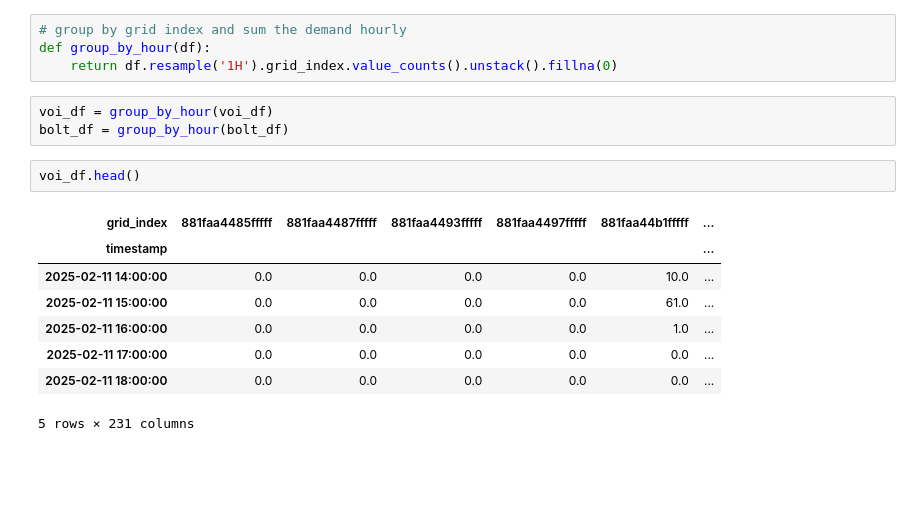
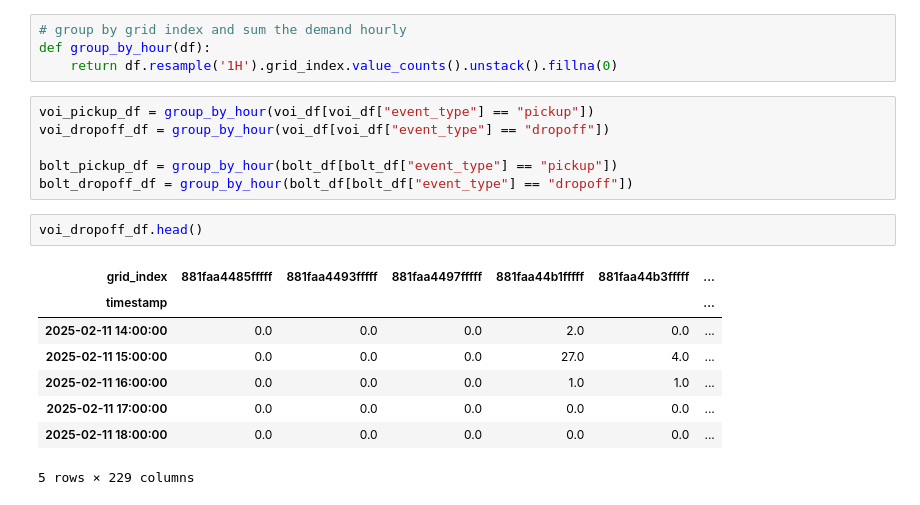
Before and after one commit to rubenRoehner/masterthesis_rebalancing_framework, a Jupyter notebook: data_preprocessing/aggregate_demand_data.ipynb, the cells around one changed output. Cells and saved outputs as stored; diff of their text form; blank space fills up the shorter version.

```diff
--- a/data_preprocessing/aggregate_demand_data.ipynb
+++ b/data_preprocessing/aggregate_demand_data.ipynb
@@ -90,17 +92,20 @@ bolt_df.to_pickle(BOLT_OUTPUT_FILE_PATH)
 def group_by_hour(df):
     return df.resample('1H').grid_index.value_counts().unstack().fillna(0)
 # %%
-voi_df = group_by_hour(voi_df)
-bolt_df = group_by_hour(bolt_df)
+voi_pickup_df = group_by_hour(voi_df[voi_df["event_type"] == "pickup"])
+voi_dropoff_df = group_by_hour(voi_df[voi_df["event_type"] == "dropoff"])
+
+bolt_pickup_df = group_by_hour(bolt_df[bolt_df["event_type"] == "pickup"])
+bolt_dropoff_df = group_by_hour(bolt_df[bolt_df["event_type"] == "dropoff"])
 # %%
-voi_df.head()
+voi_dropoff_df.head()
 # %% [output]
-| grid_index | 881faa4485fffff | 881faa4487fffff | 881faa4493fffff | 881faa4497fffff | 881faa44b1fffff | ... |
+| grid_index | 881faa4485fffff | 881faa4493fffff | 881faa4497fffff | 881faa44b1fffff | 881faa44b3fffff | ... |
 | timestamp |  |  |  |  |  | ... |
-| 2025-02-11 14:00:00 | 0.0 | 0.0 | 0.0 | 0.0 | 10.0 | ... |
-| 2025-02-11 15:00:00 | 0.0 | 0.0 | 0.0 | 0.0 | 61.0 | ... |
-| 2025-02-11 16:00:00 | 0.0 | 0.0 | 0.0 | 0.0 | 1.0 | ... |
+| 2025-02-11 14:00:00 | 0.0 | 0.0 | 0.0 | 2.0 | 0.0 | ... |
+| 2025-02-11 15:00:00 | 0.0 | 0.0 | 0.0 | 27.0 | 4.0 | ... |
+| 2025-02-11 16:00:00 | 0.0 | 0.0 | 0.0 | 1.0 | 1.0 | ... |
 | 2025-02-11 17:00:00 | 0.0 | 0.0 | 0.0 | 0.0 | 0.0 | ... |
 | 2025-02-11 18:00:00 | 0.0 | 0.0 | 0.0 | 0.0 | 0.0 | ... |
-5 rows × 231 columns
+5 rows × 229 columns
 # %%
```
Also changed, not shown: parts of 4 cells of this notebook, 8 other files.
